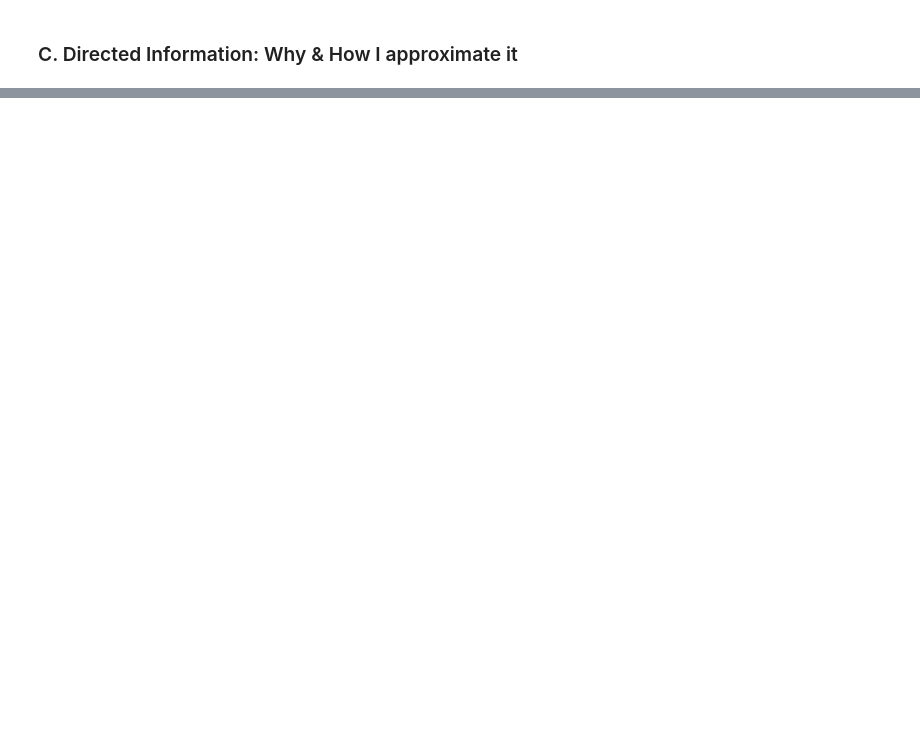
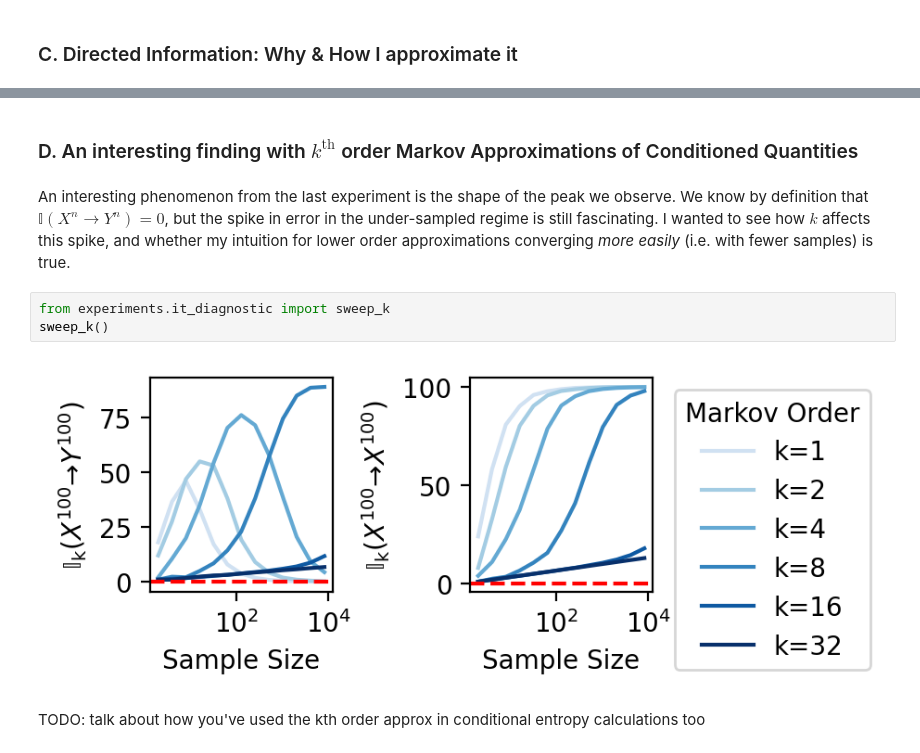
Before and after one commit to kevroi/empowerment_plasticity, a Jupyter notebook: notebooks/emp_plast.ipynb, the cells around one changed output, grey strips where cells are left out. Cells and saved outputs as stored; diff of their text form; blank space fills up the shorter version.

```diff
--- a/notebooks/emp_plast.ipynb
+++ b/notebooks/emp_plast.ipynb
@@ -72,0 +196,11 @@ I _think_ this is what's normally done in the field to estimate the entropy of a
+# %% [markdown]
+### D. An interesting finding with $k^{\text{th}}$ order Markov Approximations of Conditioned Quantities
+# %% [markdown]
+An interesting phenomenon from the last experiment is the shape of the peak we observe. We know by definition that $\mathbb{I}(X^n \rightarrow Y^n) = 0$, but the spike in error in the under-sampled regime is still fascinating. I wanted to see how $k$ affects this spike, and whether my intuition for lower order approximations converging _more easily_ (i.e. with fewer samples) is true.
+# %%
+from experiments.it_diagnostic import sweep_k
+sweep_k()
+# %% [output]
+[figure, added]
+# %% [markdown]
+TODO: talk about how you've used the kth order approx in conditional entropy calculations too
```
Also changed, not shown: parts of 15 cells of this notebook, 1 other file.
